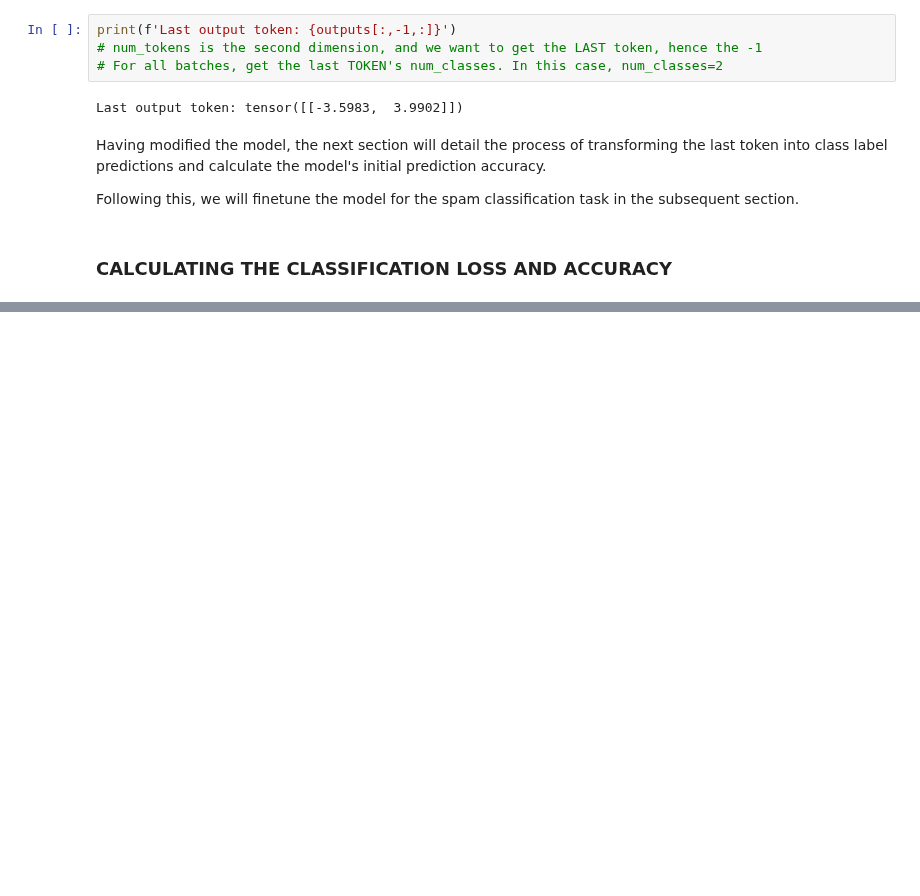
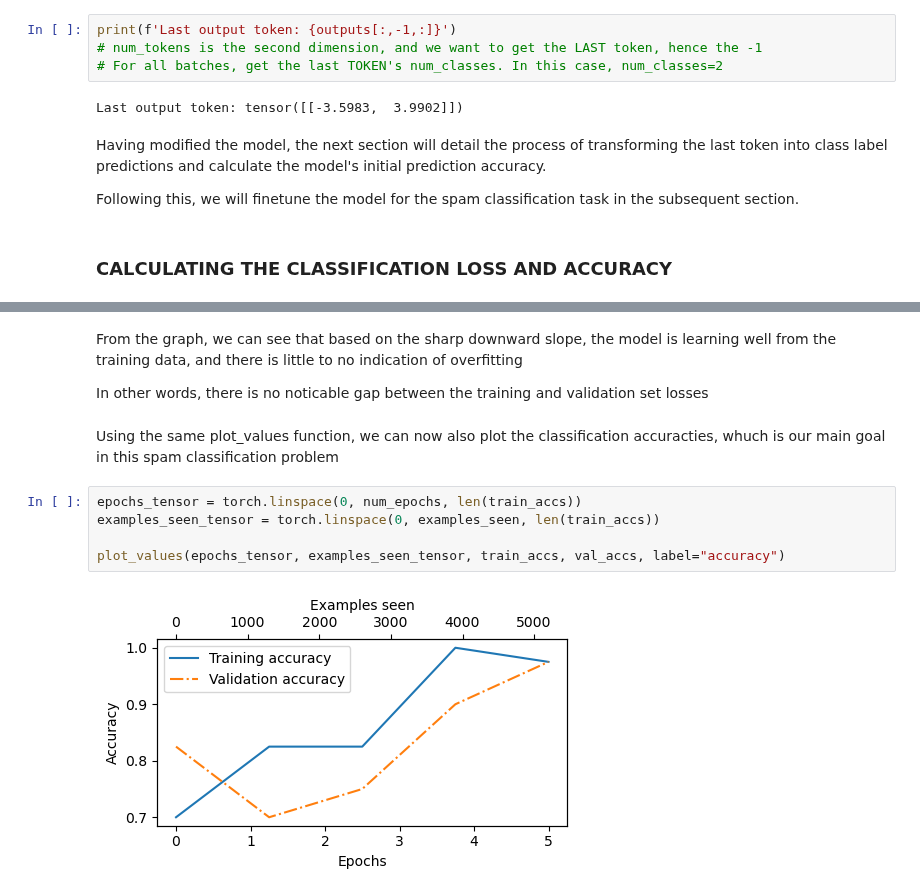
Before and after one commit to Girish4679/Building-An-LLM-From-Scratch, a Jupyter notebook: notebooks/Finetuning.ipynb, the cells around one changed output, grey strips where cells are left out. Saved outputs shown, nothing was run; the diff lists cells and outputs as text; blank space fills up the shorter version.

```diff
--- a/notebooks/Finetuning.ipynb
+++ b/notebooks/Finetuning.ipynb
@@ -716,0 +1012,13 @@ Following this, we will finetune the model for the spam classification task in t
+# %% [markdown]
+From the graph, we can see that based on the sharp downward slope, the model is learning well from the training data, and there is little to no indication of overfitting
+
+In other words, there is no noticable gap between the training and validation set losses
+# %% [markdown]
+Using the same plot_values function, we can now also plot the classification accuracties, whuch is our main goal in this spam classification problem
+# %%
+epochs_tensor = torch.linspace(0, num_epochs, len(train_accs))
+examples_seen_tensor = torch.linspace(0, examples_seen, len(train_accs))
+
+plot_values(epochs_tensor, examples_seen_tensor, train_accs, val_accs, label="accuracy")
+# %% [output]
+[figure, added]
```
Also changed, not shown: parts of 48 cells of this notebook, 4 other files.
